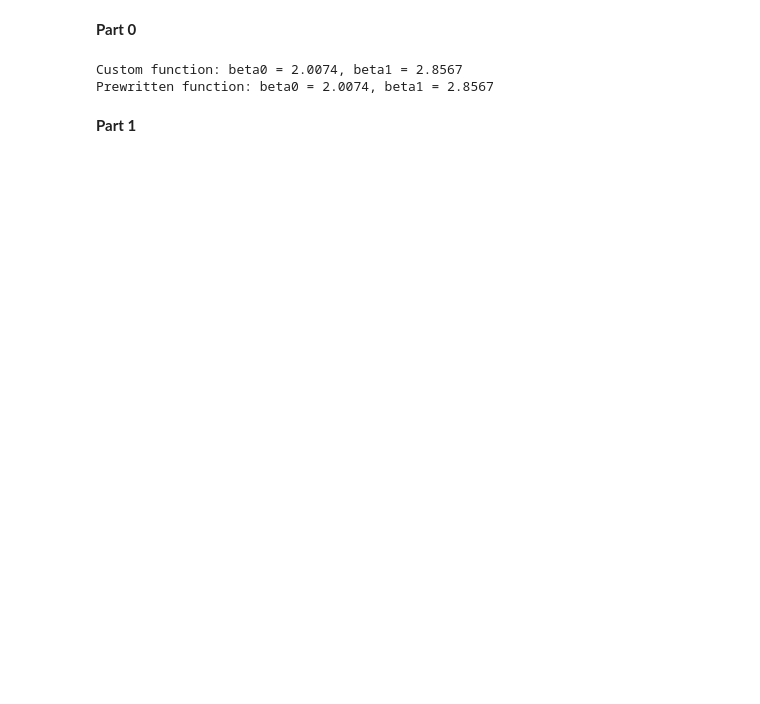
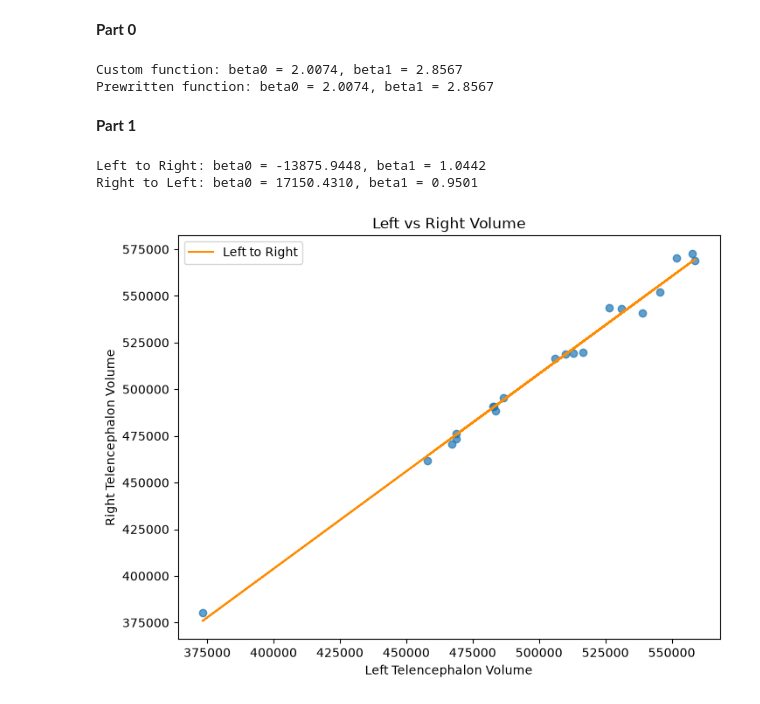
Before and after one commit to sramirez44/Assignment-8, a Jupyter notebook: hw8.ipynb, the cells around one changed output. Cells and saved outputs as stored; diff of their text form; code cells hidden in the pictures; blank space fills up the shorter version.

Commit message:
make scatterplot

```diff
--- a/hw8.ipynb
+++ b/hw8.ipynb
@@ -36,17 +36,36 @@ Prewritten function: beta0 = 2.0074, beta1 = 2.8567
 **Part 1**
 # %%
 # load the dataset
+from matplotlib.pyplot import plot
+
+
 url = "https://raw.githubusercontent.com/smart-stats/ds4bio_book/refs/heads/main/qbook/assets/kirby21.csv"
 kirby = pd.read_csv(url)
 
 # get volume data
 left_tel = kirby[(kirby['roi'] == 'Telencephalon_L')]['volume'].values
 right_tel = kirby[(kirby['roi'] == 'Telencephalon_R')]['volume'].values
 
 # fit linear regression
 b0_LR, b1_LR = fit_linear_regression(left_tel, right_tel)
 b0_RL, b1_RL = fit_linear_regression(right_tel, left_tel)
 
 # print
 print(f"Left to Right: beta0 = {b0_LR:.4f}, beta1 = {b1_LR:.4f}")
 print(f"Right to Left: beta0 = {b0_RL:.4f}, beta1 = {b1_RL:.4f}")
+
+# make scatterplot
+plt.figure(figsize=(8,6))
+plt.scatter(left_tel, right_tel, alpha=0.7)
+
+# regression line
+plt.plot(left_tel, b0_LR + b1_LR * left_tel, color='darkorange', label='Left to Right')
+plt.xlabel('Left Telencephalon Volume')
+plt.ylabel('Right Telencephalon Volume')
+plt.title('Left vs Right Volume')
+plt.legend()
+plt.show()
+# %% [output]
+Left to Right: beta0 = -13875.9448, beta1 = 1.0442
+Right to Left: beta0 = 17150.4310, beta1 = 0.9501
+[figure, added]
```
